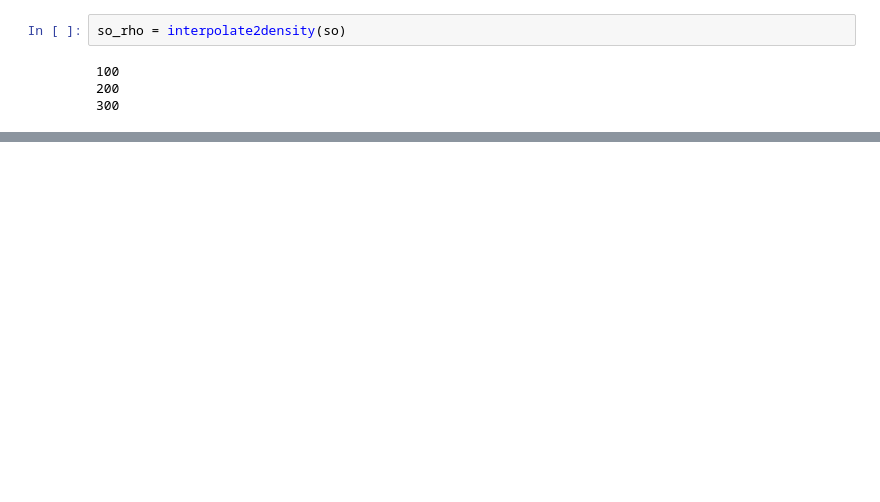
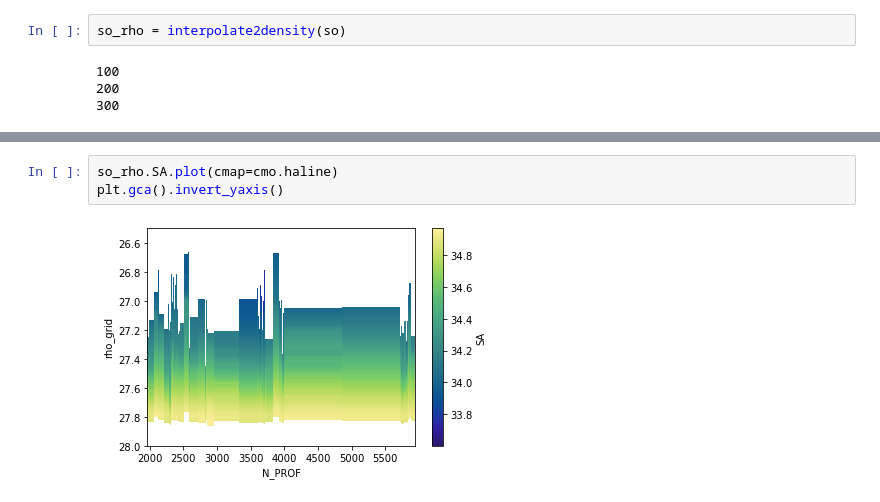
Before and after one commit to ocean-transport/argo-intern, a Jupyter notebook: argo_seasonality.ipynb, the cells around one changed output, grey strips where cells are left out. Drawn from its saved outputs; the diff is of its cells as text; blank space fills up the shorter version.

```diff
--- a/argo_seasonality.ipynb
+++ b/argo_seasonality.ipynb
@@ -377,0 +359,5 @@ Data variables:
+# %%
+so_rho.SA.plot(cmap=cmo.haline)
+plt.gca().invert_yaxis()
+# %% [output]
+[figure, added]
```
Also changed, not shown: parts of 10 cells of this notebook, 1 other file.
